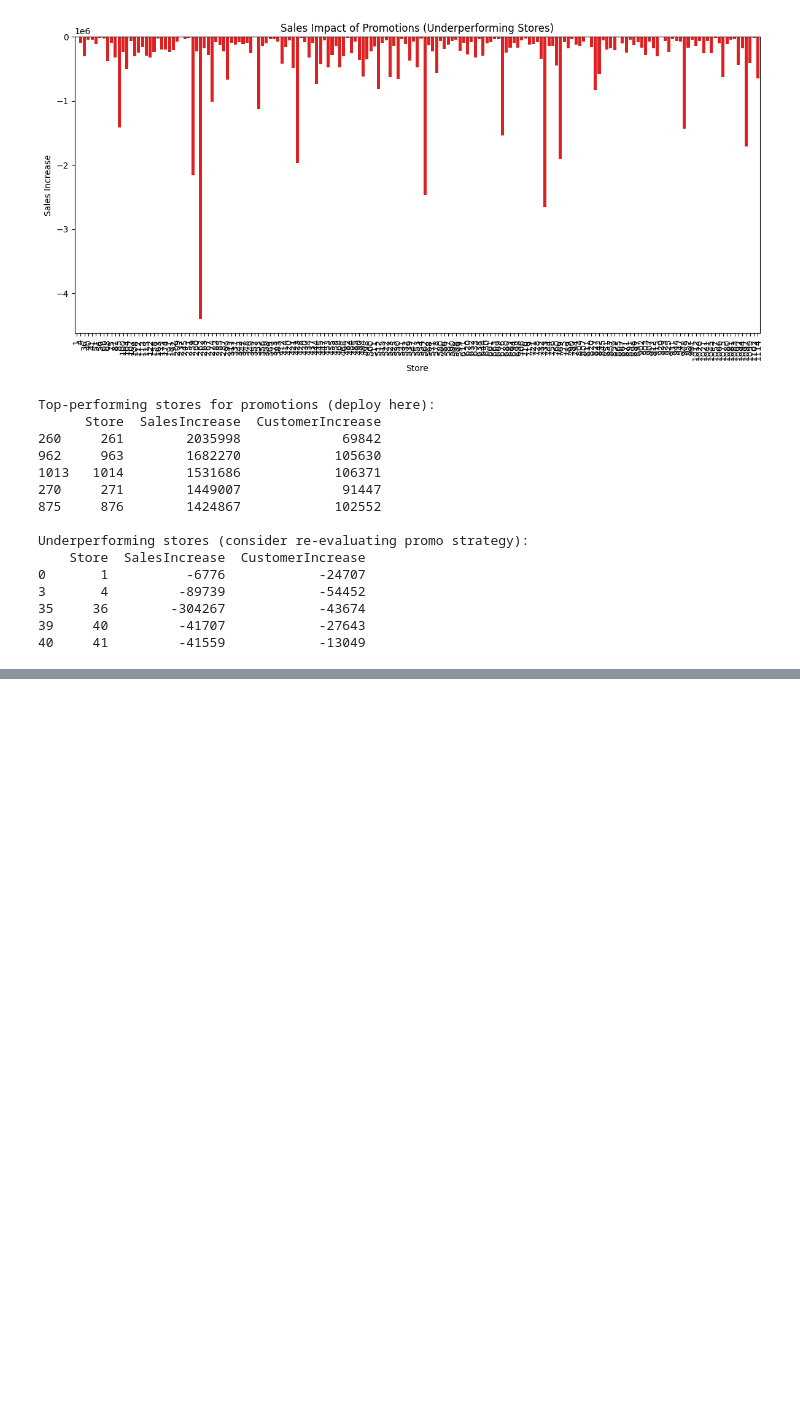
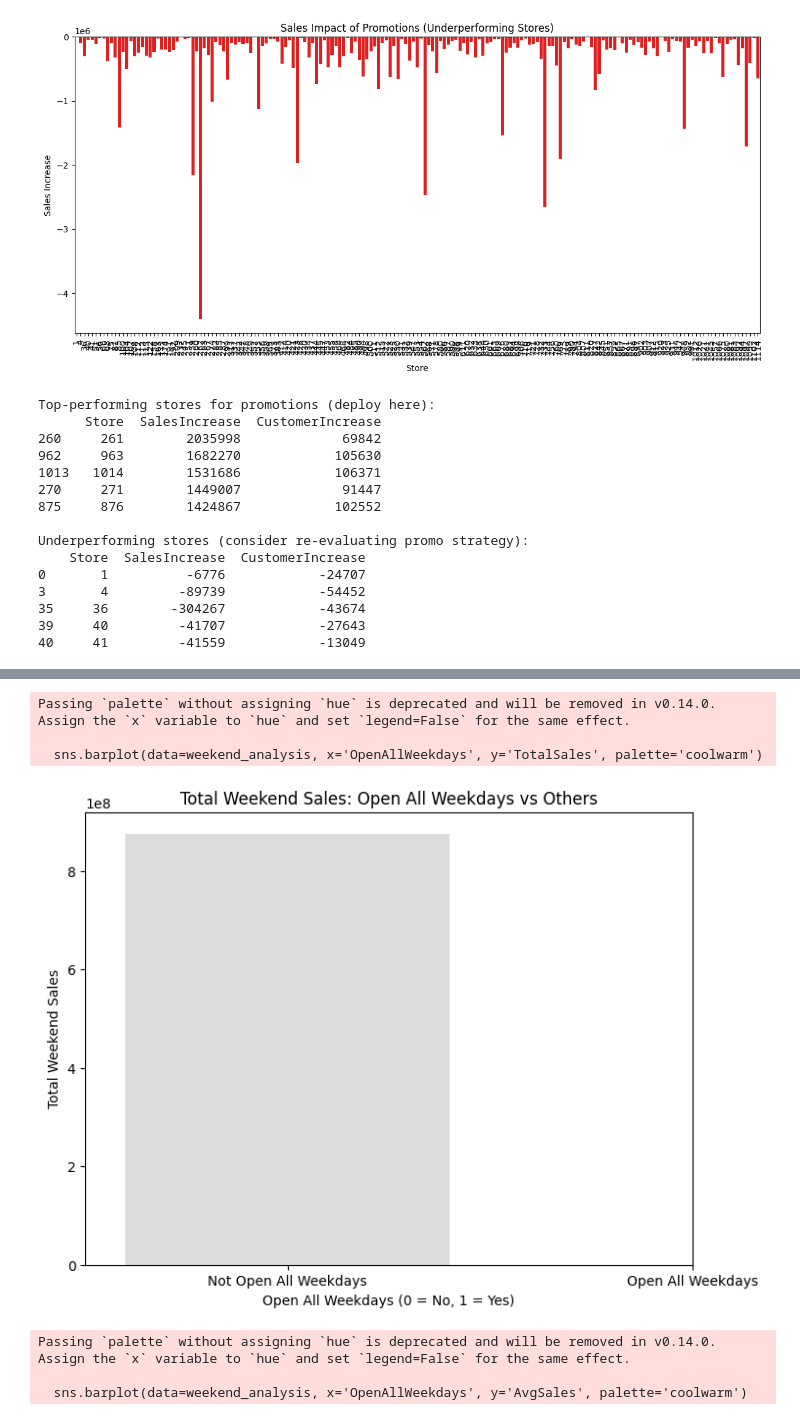
Before and after one commit to hasankere/Week4_Challenge_Document, a Jupyter notebook: notebooks/pharmacy.ipynb, the cells around one changed output, grey strips where cells are left out. Cells and saved outputs as stored; diff of their text form; code cells hidden in the pictures; blank space fills up the shorter version.

```diff
--- a/notebooks/pharmacy.ipynb
+++ b/notebooks/pharmacy.ipynb
@@ -666,0 +752,73 @@ Underperforming stores (consider re-evaluating promo strategy):
+# %%
+#To determine which stores are open on all weekdays and how this affects their sales on weekends
+# Set up logging
+logging.basicConfig(
+    filename="weekday_weekend_analysis.log",
+    level=logging.INFO,
+    format="%(asctime)s - %(levelname)s - %(message)s"
+)
+
+# File path for train.csv
+data = r"C:\Users\Hasan\Desktop\week4"
+train_file = os.path.join(data, "train.csv")
+
+try:
+    # Load the dataset
+    logging.info("Loading train.csv...")
+    df = pd.read_csv(train_file)
+    logging.info(f"train.csv loaded successfully. Shape: {df.shape}")
+
+    # Drop rows with missing values in relevant columns
+    logging.info("Dropping rows with missing values in 'Open' and 'Sales'...")
+    df = df.dropna(subset=['Open', 'Sales', 'DayOfWeek'])
+
+    # Identify stores open on all weekdays
+    logging.info("Identifying stores open on all weekdays...")
+    weekday_open = df[df['DayOfWeek'].isin([1, 2, 3, 4, 5]) & (df['Open'] == 1)]
+    weekday_open_counts = weekday_open.groupby('Store')['DayOfWeek'].nunique()
+    stores_open_all_weekdays = weekday_open_counts[weekday_open_counts == 5].index.tolist()
+    logging.info(f"Stores open on all weekdays: {stores_open_all_weekdays}")
+
+    # Flag stores as open_all_weekdays
+    df['OpenAllWeekdays'] = df['Store'].apply(lambda x: 1 if x in stores_open_all_weekdays else 0)
+
+    # Filter weekend data
+    logging.info("Filtering weekend data...")
+    weekend_data = df[df['DayOfWeek'].isin([6, 7])]
+
+    # Analyze weekend sales for both groups
+    logging.info("Analyzing weekend sales for stores open on all weekdays vs others...")
+    weekend_analysis = weekend_data.groupby('OpenAllWeekdays')['Sales'].agg(
+        TotalSales='sum',
+        AvgSales='mean',
+        StoreCount='count'
+    ).reset_index()
+
+    logging.info(f"Weekend sales analysis:\n{weekend_analysis}")
+    print("\nWeekend Sales Analysis:")
+    print(weekend_analysis)
+
+    # Visualize weekend sales
+    logging.info("Visualizing weekend sales comparison...")
+    plt.figure(figsize=(8, 6))
+    sns.barplot(data=weekend_analysis, x='OpenAllWeekdays', y='TotalSales', palette='coolwarm')
+    plt.title("Total Weekend Sales: Open All Weekdays vs Others")
+    plt.xlabel("Open All Weekdays (0 = No, 1 = Yes)")
+    plt.ylabel("Total Weekend Sales")
+    plt.xticks([0, 1], ["Not Open All Weekdays", "Open All Weekdays"])
+    plt.savefig("total_weekend_sales_open_all_weekdays.png")
+    plt.show()
+
+    plt.figure(figsize=(8, 6))
+    sns.barplot(data=weekend_analysis, x='OpenAllWeekdays', y='AvgSales', palette='coolwarm')
+    plt.title("Average Weekend Sales: Open All Weekdays vs Others")
+    plt.xlabel("Open All Weekdays (0 = No, 1 = Yes)")
+    plt.ylabel("Average Weekend Sales")
+    plt.xticks([0, 1], ["Not Open All Weekdays", "Open All Weekdays"])
+    plt.savefig("avg_weekend_sales_open_all_weekdays.png")
+    plt.show()
+
+except Exception as e:
+    logging.error(f"An error occurred: {e}")
+    print(f"An error occurred. Check the log file for details.")
+# %% [output]
@@ -666,0 +828,7 @@ Underperforming stores (consider re-evaluating promo strategy):
+Passing `palette` without assigning `hue` is deprecated and will be removed in v0.14.0. Assign the `x` variable to `hue` and set `legend=False` for the same effect.
+
+  sns.barplot(data=weekend_analysis, x='OpenAllWeekdays', y='TotalSales', palette='coolwarm')
+[figure, added]
+Passing `palette` without assigning `hue` is deprecated and will be removed in v0.14.0. Assign the `x` variable to `hue` and set `legend=False` for the same effect.
+
+  sns.barplot(data=weekend_analysis, x='OpenAllWeekdays', y='AvgSales', palette='coolwarm')
```
Also changed, not shown: parts of 3 cells of this notebook.
